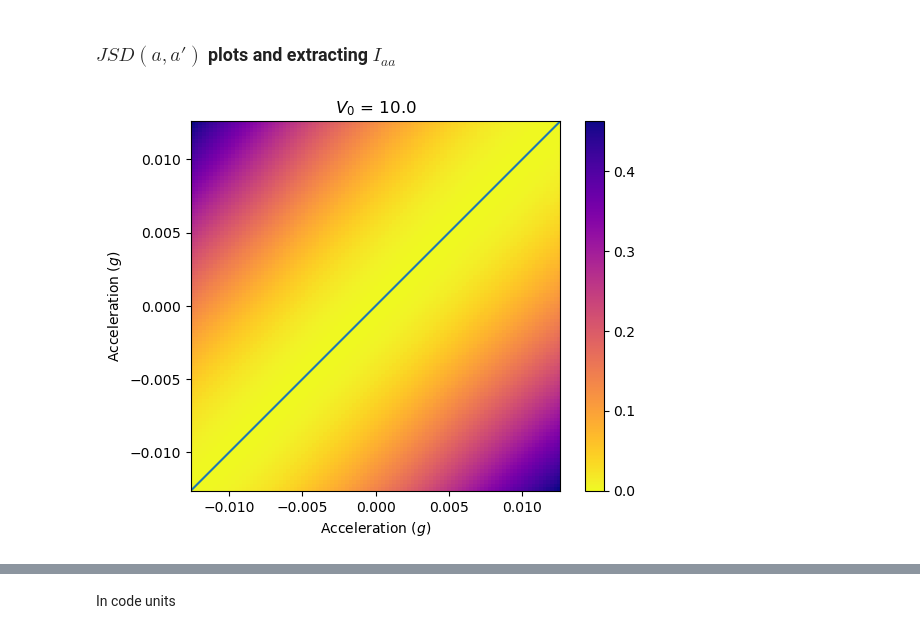
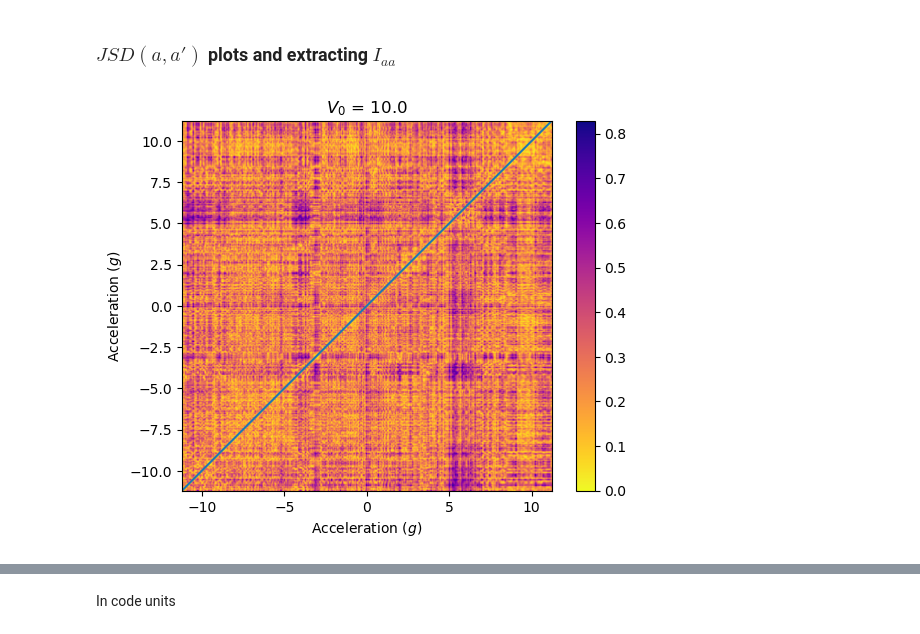
Before and after one commit to rootware/lattice_evolution, a Jupyter notebook: Python/JSD Plots.ipynb, the cells around one changed output, grey strips where cells are left out. Saved outputs shown, nothing was run; the diff lists cells and outputs as text; code cells hidden in the pictures.

Commit message:
more plots

```diff
--- a/Python/JSD Plots.ipynb
+++ b/Python/JSD Plots.ipynb
@@ -19,7 +23,7 @@ np.savetxt("MomProb.txt",MomProb)
 # %% [markdown]
 Data imports
 # %%
-filepath = "../Data/Rust_Runs/Option2_FinerFit_98CFI/";
+filepath = "../dynamic_range/";
 
 data = np.loadtxt(filepath + "test.txt");
 datanew  = data[ np.lexsort((data[:,1],data[:,0])) ]
@@ -30,5 +34,5 @@ VList = np.unique(datanew[:,3])
 #AList = np.loadtxt("./Data/2param_acc_Option2/Acceleration.txt");
 #VList = np.loadtxt("./Data/2param_acc_Option2/LatticeDepth.txt");
 
-AVListIndex = np.loadtxt(filepath + "AVIndex.txt", dtype = int);
+AVListIndex = np.loadtxt(filepath + "AVIndex.txt").astype(np.int64);
 MomProb = np.loadtxt(filepath +  "MomProb.txt"); # np array with rows containing momentum probabilities for each [a,V] value pair in AVList
@@ -48,13 +49,13 @@ print(datamom[50,25,:])
 # %% [markdown]
 This cell is made redundant through import of Unit.py. For future coding efforts, better to use Unit.py/
 # %%
-#Lambda = 852*10**(-9);
-Lambda = 1064*10**(-9);
-k_L = 2*np.pi / Lambda;
-hbar = 1.054571817*10**(-34);
-atomicmass = 86.90918;
-massDalton = 1.660539*10**(-27);
-mass = atomicmass * massDalton;
-E_R = (hbar * k_L)**2 /(2*mass);
-g=9.81;
-accUnit= 2*(E_R)**2/(hbar**2*k_L);
+# #Lambda = 852*10**(-9);
+# Lambda = 1064*10**(-9);
+# k_L = 2*np.pi / Lambda;
+# hbar = 1.054571817*10**(-34);
+# atomicmass = 86.90918;
+# massDalton = 1.660539*10**(-27);
+# mass = atomicmass * massDalton;
+# E_R = (hbar * k_L)**2 /(2*mass);
+# g=9.81;
+# accUnit= 2*(E_R)**2/(hbar**2*k_L);
@@ -147,5 +133,0 @@ def KLDivergence( P, Q):
-# %%
-def JSDivergence( P, Q):
-    M = (P+Q)/2;
-    JS = 0.5 * ( KLDivergence(P,M) + KLDivergence(Q, M));
-    return JS;
@@ -152,29 +137,29 @@ def JSDivergence( P, Q):
 # %% [markdown]
 ### $JSD(a,a')$ plots and extracting $I_{aa}$
 # %%
-momindices=np.where(AVListIndex[:,1]==25)[0];
+momindices=np.where(AVListIndex[:,1]==int((VList.shape[0]-1)/2))[0];
 momproblist =MomProb[momindices];
 indices = AVListIndex[momindices];
 
 accindices = indices[:, 0];
 acc = AList[accindices]
 
 no_of_values = len(accindices);
 JSDivergenceMatrix=np.zeros((no_of_values, no_of_values)) ;
 
 for i in accindices:
     for j in accindices:
         JSDivergenceMatrix [i][j]= JSDivergence(momproblist[i], momproblist[j])
 
 plt.imshow(JSDivergenceMatrix, cmap="plasma_r", extent=[acc[0]*accUnit/g, acc[-1]*accUnit/g, acc[-1]*accUnit/g, acc[0] *accUnit/g])
 indices_JS = np.where(JSDivergenceMatrix==0)
 plt.plot(AList[indices_JS[1]]*accUnit/g, AList[indices_JS[0]]*accUnit/g)
 plt.gca().invert_yaxis();
 plt.colorbar()
 plt.xlabel("Acceleration ($g$)")
 plt.ylabel("Acceleration ($g$)")
-plt.title("$V_0$ = "+str(VList[25]))
+plt.title("$V_0$ = "+str(VList[int((VList.shape[0]-1)/2)]))
 plt.grid(False)
-#plt.savefig("JS_acc_g.png")
+#plt.savefig("JS_acc.png")
 # %% [output]
-[figure, old version]
+[figure, new version]
```
Also changed, not shown: parts of 30 cells of this notebook, 13 other files.
